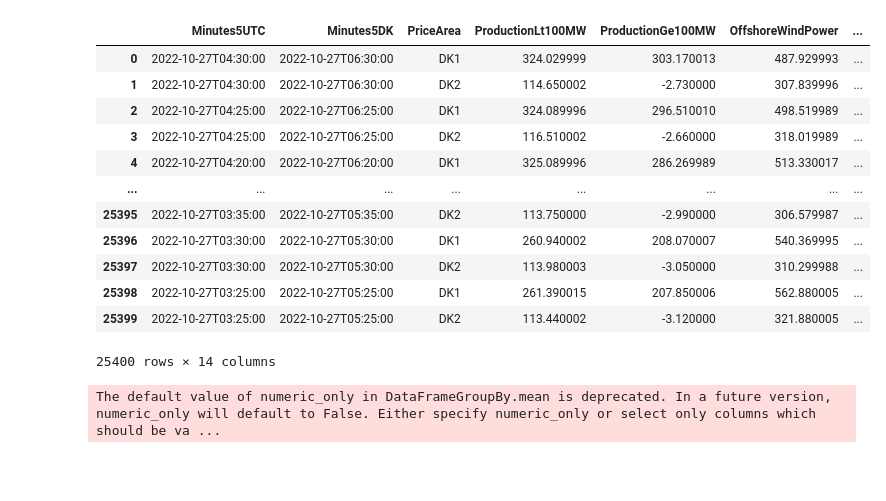
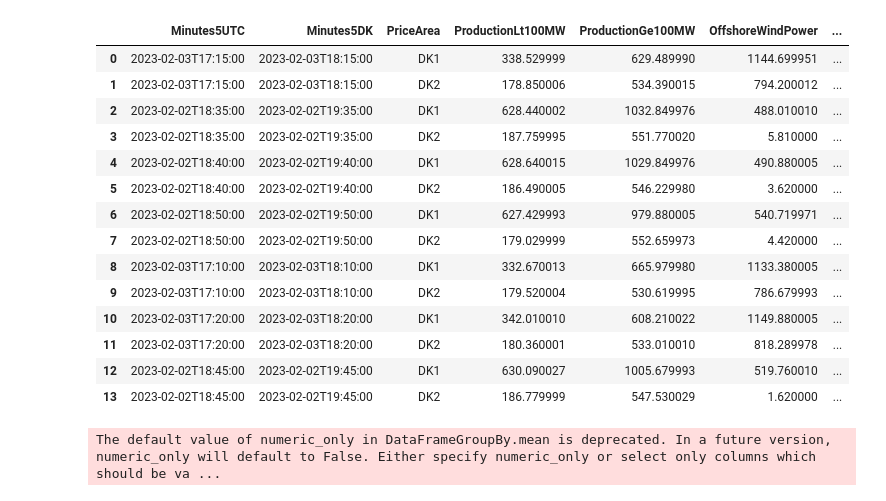
Before and after one commit to stovag/EnergiAPIStreaming, a Jupyter notebook: FetchEnergyData.ipynb, the cells around one changed output. Drawn from its saved outputs; the diff is of its cells as text; code cells hidden in the pictures; blank space fills up the shorter version.

```diff
--- a/FetchEnergyData.ipynb
+++ b/FetchEnergyData.ipynb
@@ -5,7 +5,7 @@ import glob
 from datetime import datetime, timedelta
 import plotly.express as px
 # %%
-path_to_json = "/home/witadmin/EnergyAPIModelling/data/productionapi"
+path_to_json = "/home/stovag/big_data/data/"
 json_pattern = os.path.join(path_to_json,'*.json')
 file_list = glob.glob(json_pattern)
 
@@ -26,16 +25,18 @@ df
 |  | Minutes5UTC | Minutes5DK | PriceArea | ProductionLt100MW | ProductionGe100MW | OffshoreWindPower | ... |
-| 0 | 2022-10-27T04:30:00 | 2022-10-27T06:30:00 | DK1 | 324.029999 | 303.170013 | 487.929993 | ... |
-| 1 | 2022-10-27T04:30:00 | 2022-10-27T06:30:00 | DK2 | 114.650002 | -2.730000 | 307.839996 | ... |
-| 2 | 2022-10-27T04:25:00 | 2022-10-27T06:25:00 | DK1 | 324.089996 | 296.510010 | 498.519989 | ... |
-| 3 | 2022-10-27T04:25:00 | 2022-10-27T06:25:00 | DK2 | 116.510002 | -2.660000 | 318.019989 | ... |
-| 4 | 2022-10-27T04:20:00 | 2022-10-27T06:20:00 | DK1 | 325.089996 | 286.269989 | 513.330017 | ... |
-| ... | ... | ... | ... | ... | ... | ... | ... |
-| 25395 | 2022-10-27T03:35:00 | 2022-10-27T05:35:00 | DK2 | 113.750000 | -2.990000 | 306.579987 | ... |
-| 25396 | 2022-10-27T03:30:00 | 2022-10-27T05:30:00 | DK1 | 260.940002 | 208.070007 | 540.369995 | ... |
-| 25397 | 2022-10-27T03:30:00 | 2022-10-27T05:30:00 | DK2 | 113.980003 | -3.050000 | 310.299988 | ... |
-| 25398 | 2022-10-27T03:25:00 | 2022-10-27T05:25:00 | DK1 | 261.390015 | 207.850006 | 562.880005 | ... |
-| 25399 | 2022-10-27T03:25:00 | 2022-10-27T05:25:00 | DK2 | 113.440002 | -3.120000 | 321.880005 | ... |
+| 0 | 2023-02-03T17:15:00 | 2023-02-03T18:15:00 | DK1 | 338.529999 | 629.489990 | 1144.699951 | ... |
+| 1 | 2023-02-03T17:15:00 | 2023-02-03T18:15:00 | DK2 | 178.850006 | 534.390015 | 794.200012 | ... |
+| 2 | 2023-02-02T18:35:00 | 2023-02-02T19:35:00 | DK1 | 628.440002 | 1032.849976 | 488.010010 | ... |
+| 3 | 2023-02-02T18:35:00 | 2023-02-02T19:35:00 | DK2 | 187.759995 | 551.770020 | 5.810000 | ... |
+| 4 | 2023-02-02T18:40:00 | 2023-02-02T19:40:00 | DK1 | 628.640015 | 1029.849976 | 490.880005 | ... |
+| 5 | 2023-02-02T18:40:00 | 2023-02-02T19:40:00 | DK2 | 186.490005 | 546.229980 | 3.620000 | ... |
+| 6 | 2023-02-02T18:50:00 | 2023-02-02T19:50:00 | DK1 | 627.429993 | 979.880005 | 540.719971 | ... |
+| 7 | 2023-02-02T18:50:00 | 2023-02-02T19:50:00 | DK2 | 179.029999 | 552.659973 | 4.420000 | ... |
+| 8 | 2023-02-03T17:10:00 | 2023-02-03T18:10:00 | DK1 | 332.670013 | 665.979980 | 1133.380005 | ... |
+| 9 | 2023-02-03T17:10:00 | 2023-02-03T18:10:00 | DK2 | 179.520004 | 530.619995 | 786.679993 | ... |
+| 10 | 2023-02-03T17:20:00 | 2023-02-03T18:20:00 | DK1 | 342.010010 | 608.210022 | 1149.880005 | ... |
+| 11 | 2023-02-03T17:20:00 | 2023-02-03T18:20:00 | DK2 | 180.360001 | 533.010010 | 818.289978 | ... |
+| 12 | 2023-02-02T18:45:00 | 2023-02-02T19:45:00 | DK1 | 630.090027 | 1005.679993 | 519.760010 | ... |
+| 13 | 2023-02-02T18:45:00 | 2023-02-02T19:45:00 | DK2 | 186.779999 | 547.530029 | 1.620000 | ... |
-25400 rows × 14 columns
 # %%
 df["Minutes5DK"] = pd.to_datetime(df["Minutes5DK"])
 df["Minutes5UTC"] = pd.to_datetime(df["Minutes5UTC"])
```
Also changed, not shown: parts of 1 cell of this notebook, 6 other files.
